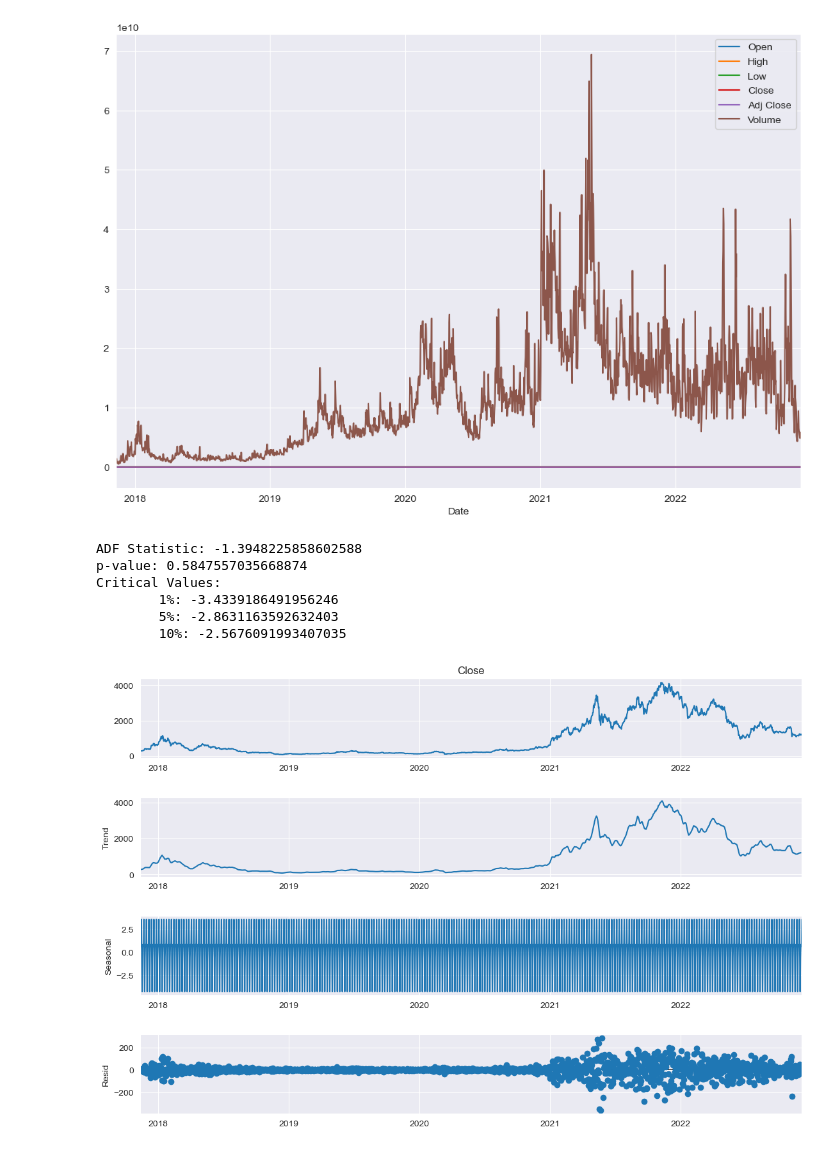
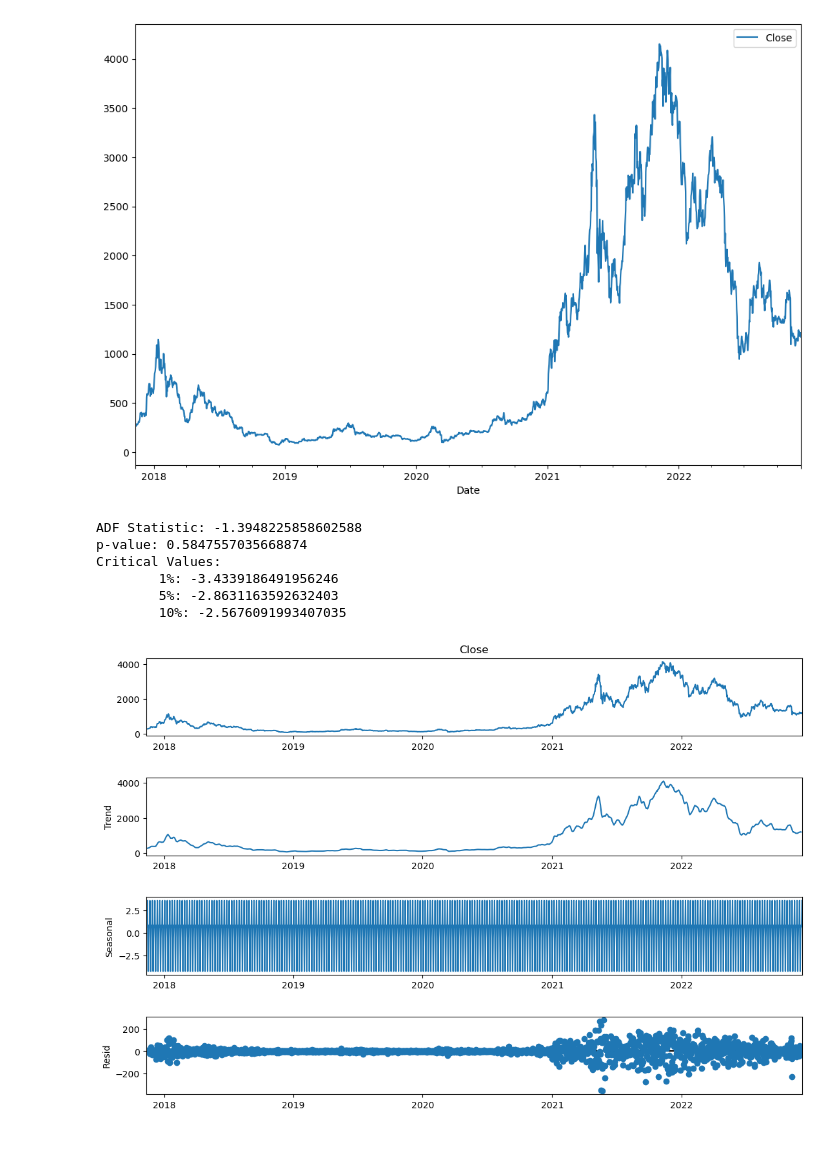
Before and after one commit to Sufferas/deep_learning_project, a Jupyter notebook: deep_ARIMA.ipynb, the cells around one changed output. Drawn from its saved outputs; the diff is of its cells as text; code cells hidden in the pictures.

```diff
--- a/deep_ARIMA.ipynb
+++ b/deep_ARIMA.ipynb
@@ -1,24 +1,25 @@
 # %%
 
 import pandas as pd
 import matplotlib.pyplot as plt
 from statsmodels.tsa.stattools import adfuller
 from statsmodels.graphics.tsaplots import plot_acf, plot_pacf
 from statsmodels.tsa.seasonal import seasonal_decompose
 
 from statsmodels.tsa.arima.model import ARIMA
 from sklearn.metrics import mean_squared_error
 from math import sqrt
 
 # Load data
 df = pd.read_csv('ETH-EUR_11_11_2017-07_12_2022.csv', index_col='Date', parse_dates=True)
 df.index = pd.to_datetime(df.index)
+df = df.filter(items=['Close'])
 
 # Plot data
 df.plot(figsize=(12,8))
 plt.show()
 # %% [output]
-[figure, old version]
+[figure, new version]
 # %%
 
 # Perform Dickey-Fuller test
@@ -41,7 +42,7 @@ Critical Values:
         1%: -3.4339186491956246
         5%: -2.8631163592632403
         10%: -2.5676091993407035
-[figure, old version]
+[figure, new version]
 # %%
 
 # Plot ACF and PACF
```
Also changed, not shown: parts of 4 cells of this notebook, 2 other files.
